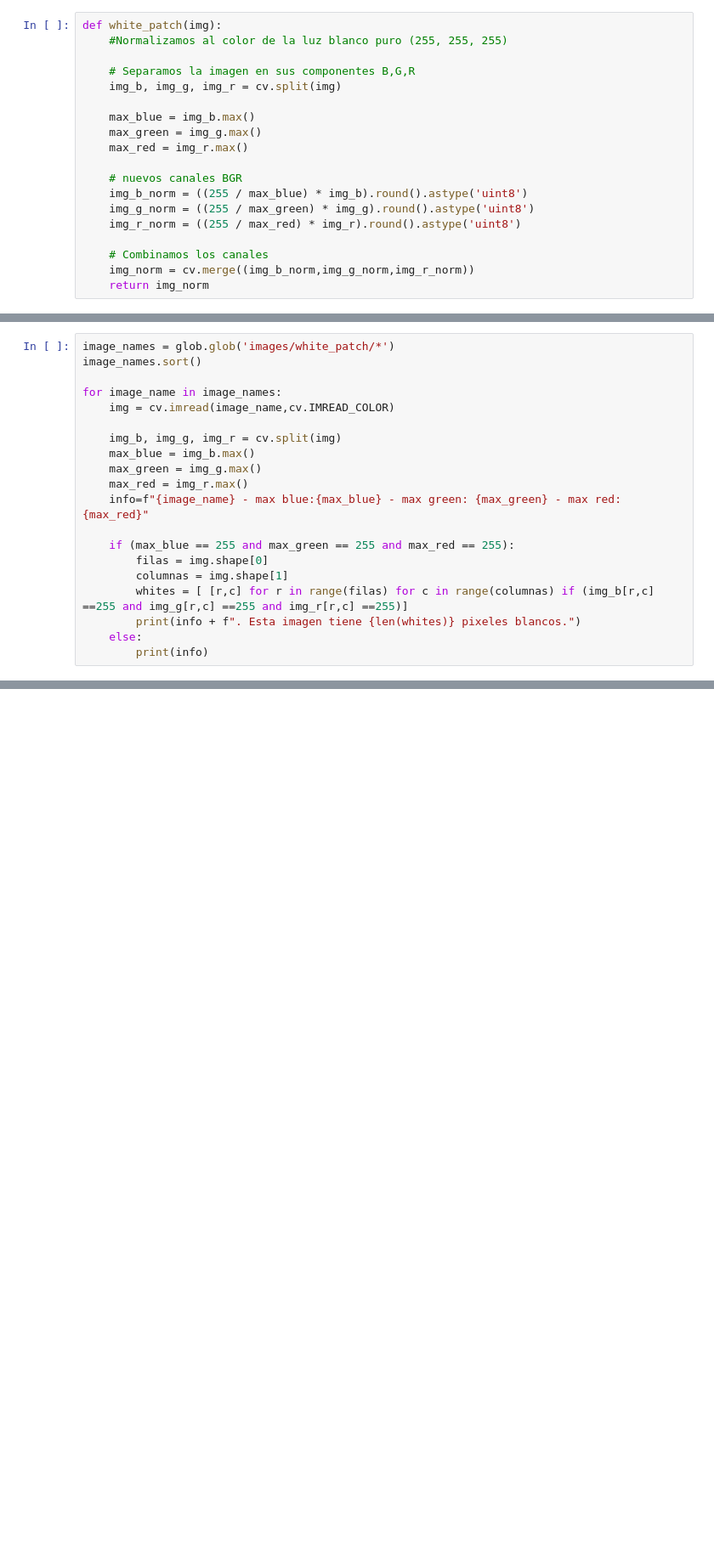
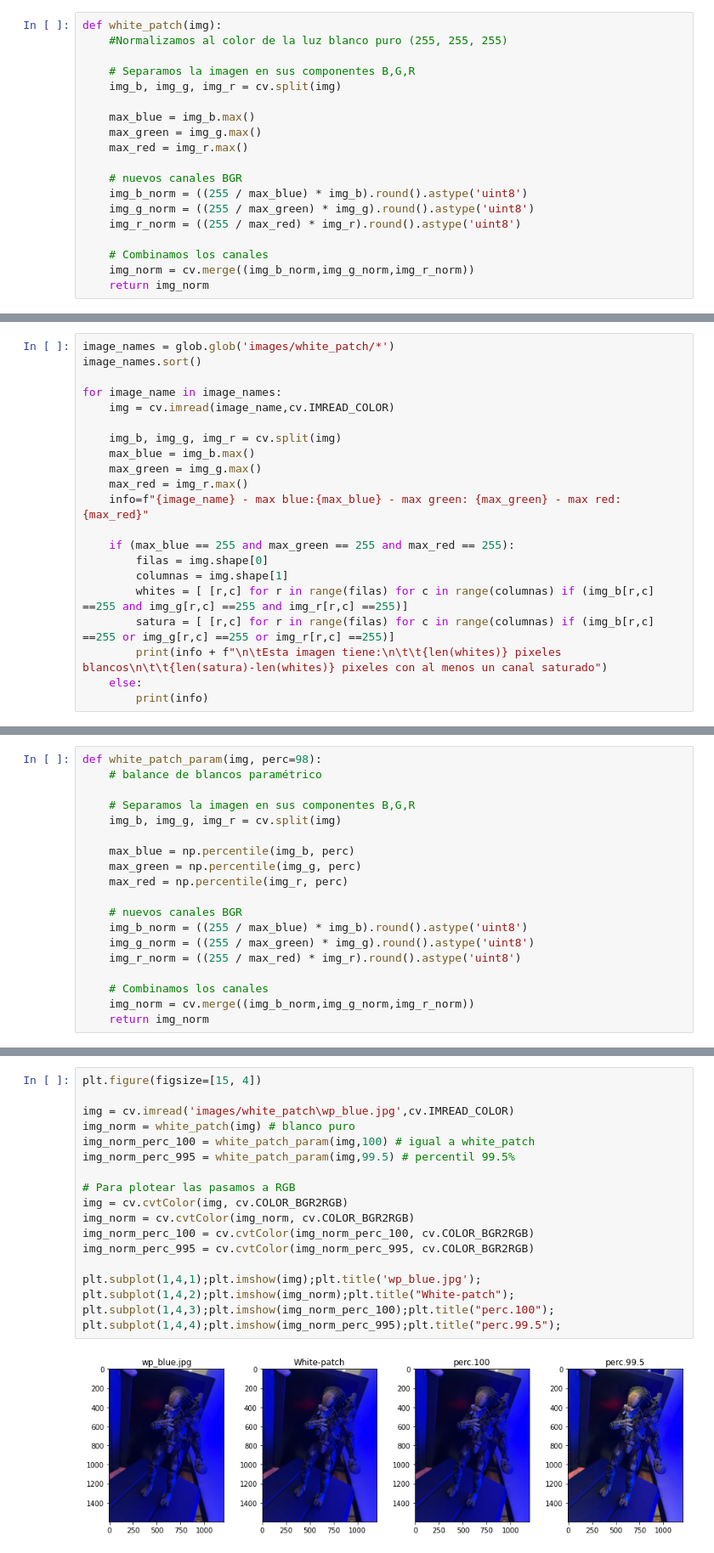
Before and after one commit to maricari/AICVI, a Jupyter notebook: TP1/TP1 - Parte 1 - Coordenadas Cromaticas y White Patch.ipynb, the cells around one changed output, grey strips where cells are left out. Shown at 85% size. Drawn from its saved outputs; the diff is of its cells as text; blank space fills up the shorter version.

Commit message:
Balance de blancos paramétrico

```diff
--- a/TP1/TP1 - Parte 1 - Coordenadas Cromaticas y White Patch.ipynb
+++ b/TP1/TP1 - Parte 1 - Coordenadas Cromaticas y White Patch.ipynb
@@ -123,7 +123,8 @@ for image_name in image_names:
         filas = img.shape[0]
         columnas = img.shape[1]
         whites = [ [r,c] for r in range(filas) for c in range(columnas) if (img_b[r,c] ==255 and img_g[r,c] ==255 and img_r[r,c] ==255)]
-        print(info + f". Esta imagen tiene {len(whites)} pixeles blancos.")
+        satura = [ [r,c] for r in range(filas) for c in range(columnas) if (img_b[r,c] ==255 or img_g[r,c] ==255 or img_r[r,c] ==255)]
+        print(info + f"\n\tEsta imagen tiene:\n\t\t{len(whites)} pixeles blancos\n\t\t{len(satura)-len(whites)} pixeles con al menos un canal saturado")
     else:
         print(info)
 # %% [output]
@@ -140,0 +146,19 @@ Se comprueba la suposición de que esta imagen tenía pixeles blancos.
+# %%
+def white_patch_param(img, perc=98):
+    # balance de blancos paramétrico
+
+    # Separamos la imagen en sus componentes B,G,R
+    img_b, img_g, img_r = cv.split(img)
+
+    max_blue = np.percentile(img_b, perc)
+    max_green = np.percentile(img_g, perc)
+    max_red = np.percentile(img_r, perc)
+
+    # nuevos canales BGR
+    img_b_norm = ((255 / max_blue) * img_b).round().astype('uint8')
+    img_g_norm = ((255 / max_green) * img_g).round().astype('uint8')
+    img_r_norm = ((255 / max_red) * img_r).round().astype('uint8')
+
+    # Combinamos los canales
+    img_norm = cv.merge((img_b_norm,img_g_norm,img_r_norm))
+    return img_norm
@@ -140,0 +167,20 @@ Se comprueba la suposición de que esta imagen tenía pixeles blancos.
+# %%
+plt.figure(figsize=[15, 4])
+
+img = cv.imread('images/white_patch\wp_blue.jpg',cv.IMREAD_COLOR)
+img_norm = white_patch(img) # blanco puro
+img_norm_perc_100 = white_patch_param(img,100) # igual a white_patch
+img_norm_perc_995 = white_patch_param(img,99.5) # percentil 99.5%
+
+# Para plotear las pasamos a RGB
+img = cv.cvtColor(img, cv.COLOR_BGR2RGB)
+img_norm = cv.cvtColor(img_norm, cv.COLOR_BGR2RGB)
+img_norm_perc_100 = cv.cvtColor(img_norm_perc_100, cv.COLOR_BGR2RGB)
+img_norm_perc_995 = cv.cvtColor(img_norm_perc_995, cv.COLOR_BGR2RGB)
+
+plt.subplot(1,4,1);plt.imshow(img);plt.title('wp_blue.jpg');
+plt.subplot(1,4,2);plt.imshow(img_norm);plt.title("White-patch");
+plt.subplot(1,4,3);plt.imshow(img_norm_perc_100);plt.title("perc.100");
+plt.subplot(1,4,4);plt.imshow(img_norm_perc_995);plt.title("perc.99.5");
+# %% [output]
+[figure, added]
```
Also changed, not shown: parts of 5 cells of this notebook.
